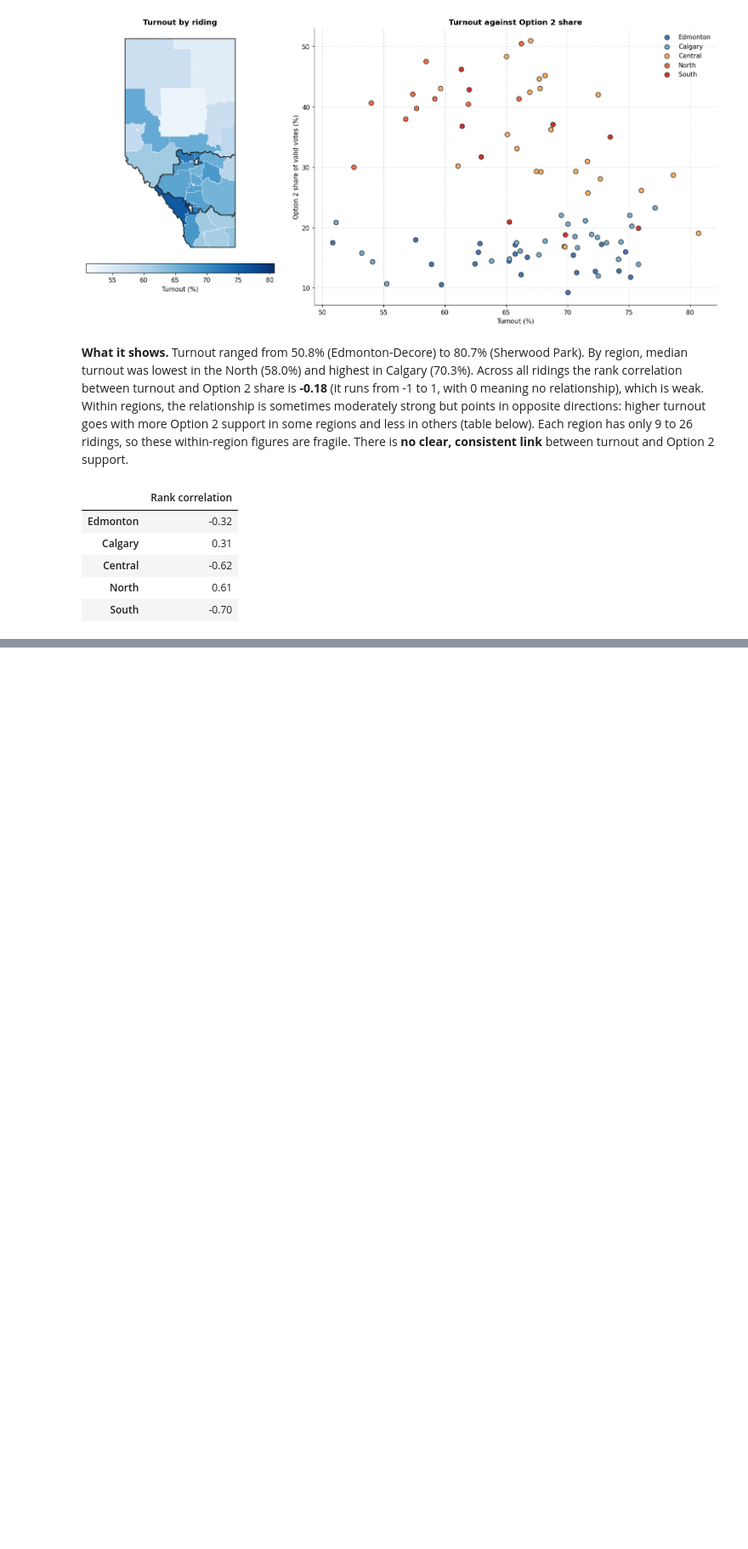
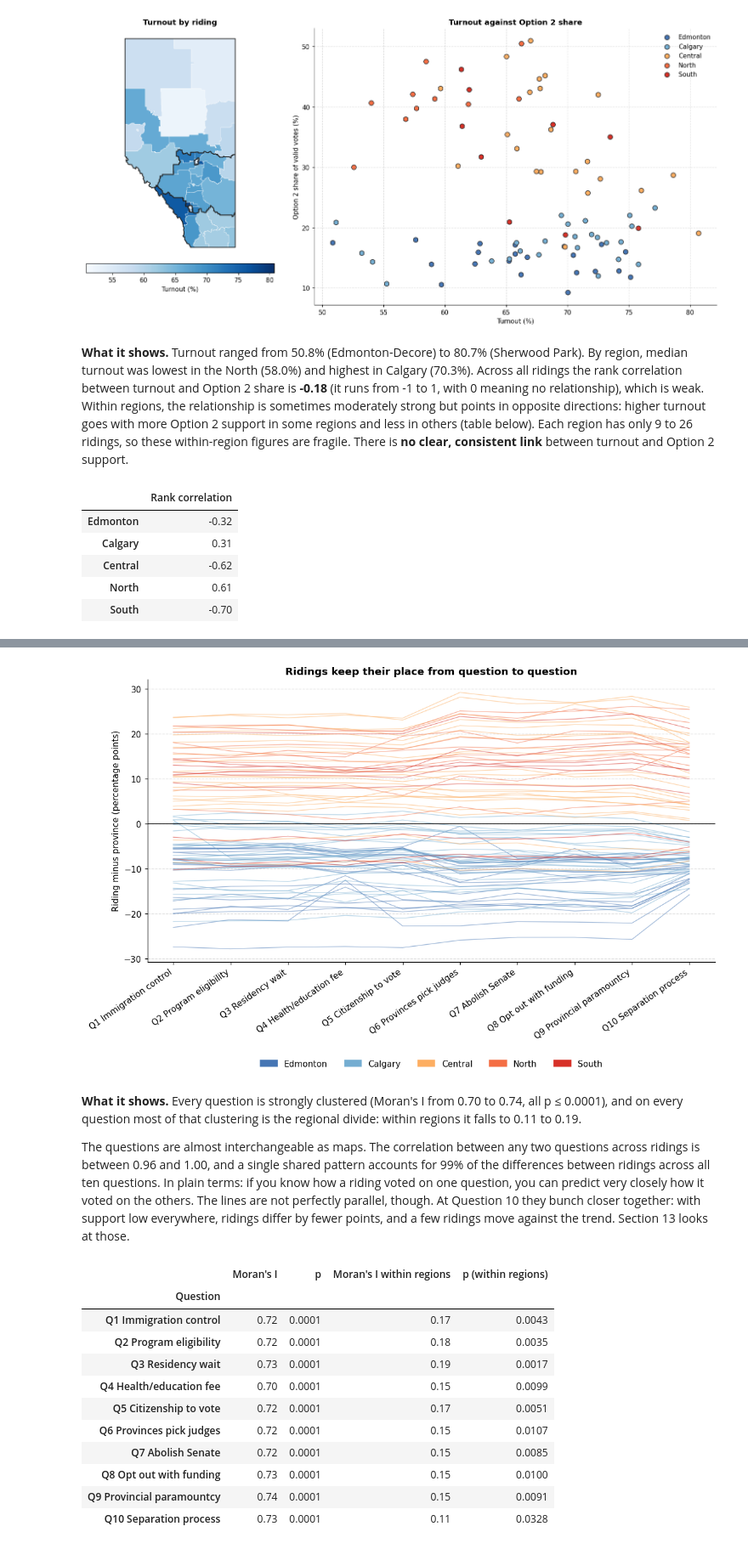
Before and after one commit to TheZarif/alberta-referendum, a Jupyter notebook: notebooks/06-spatial_analysis.ipynb, the cells around one changed output, grey strips where cells are left out. Shown at 85% size. Saved outputs shown, nothing was run; the diff lists cells and outputs as text; code cells hidden in the pictures; blank space fills up the shorter version.

```diff
--- a/notebooks/06-spatial_analysis.ipynb
+++ b/notebooks/06-spatial_analysis.ipynb
@@ -473,0 +650,68 @@ Option 2 support.
+# %%
+rows = []
+for q in QS:
+    yq = support[q].to_numpy()
+    iq, pq, _ = moran_test(yq, W, N_PERMUTATIONS)
+    rq = yq - pd.Series(yq).groupby(gdf["region"].to_numpy()).transform("mean").to_numpy()
+    irq, prq, _ = moran_test(rq, W, N_PERMUTATIONS)
+    rows.append({"Question": QUESTION_LABELS[q], "Moran's I": round(iq, 2), "p": round(pq, 4),
+                 "Moran's I within regions": round(irq, 2), "p (within regions)": round(prq, 4)})
+clustering = pd.DataFrame(rows).set_index("Question")
+
+corr = support.corr()
+off_diag = corr.where(~np.eye(len(QS), dtype=bool)).stack()
+eig = np.linalg.eigvalsh(corr.to_numpy())
+first_pattern = 100 * eig[-1] / eig.sum()
+
+fig, ax = plt.subplots(figsize=(12, 6))
+rel = support.sub(prov_support, axis=1)
+for region in REGION_ORDER:
+    for _, row in rel[gdf["region"].to_numpy() == region].iterrows():
+        ax.plot(range(len(QS)), row.to_numpy(), color=REGION_COLOURS[region], alpha=0.5, linewidth=0.9)
+ax.axhline(0, color="black", linewidth=1)
+ax.set_xticks(range(len(QS)))
+ax.set_xticklabels([QUESTION_LABELS[q] for q in QS], rotation=35, ha="right")
+ax.set_ylabel("Riding minus province (percentage points)")
+ax.set_title("Ridings keep their place from question to question")
+ax.legend(handles=[mpatches.Patch(color=REGION_COLOURS[r], label=r) for r in REGION_ORDER],
+          loc="upper center", bbox_to_anchor=(0.5, -0.32), ncol=5, frameon=False)
+ax.grid(axis="y", linestyle="--", alpha=0.4)
+plt.show()
+
+note(f"""**What it shows.** Every question is strongly clustered (Moran's I from {clustering["Moran's I"].min():.2f} to
+{clustering["Moran's I"].max():.2f}, all p ≤ {clustering['p'].max():.4f}), and on every question most of that
+clustering is the regional divide: within regions it falls to {clustering["Moran's I within regions"].min():.2f}
+to {clustering["Moran's I within regions"].max():.2f}.
+
+The questions are almost interchangeable as maps. The correlation between any two questions across ridings is
+between {off_diag.min():.2f} and {off_diag.max():.2f}, and a single shared pattern accounts for
+{first_pattern:.0f}% of the differences between ridings across all ten questions. In plain terms: if you know how
+a riding voted on one question, you can predict very closely how it voted on the others. The lines are not
+perfectly parallel, though. At Question 10 they bunch closer together: with support low everywhere, ridings
+differ by fewer points, and a few ridings move against the trend. Section 13 looks at those.""")
+clustering
+# %% [output]
+[figure, added]
+**What it shows.** Every question is strongly clustered (Moran's I from 0.70 to
+0.74, all p ≤ 0.0001), and on every question most of that
+clustering is the regional divide: within regions it falls to 0.11
+to 0.19.
+
+The questions are almost interchangeable as maps. The correlation between any two questions across ridings is
+between 0.96 and 1.00, and a single shared pattern accounts for
+99% of the differences between ridings across all ten questions. In plain terms: if you know how
+a riding voted on one question, you can predict very closely how it voted on the others. The lines are not
+perfectly parallel, though. At Question 10 they bunch closer together: with support low everywhere, ridings
+differ by fewer points, and a few ridings move against the trend. Section 13 looks at those.
+|  | Moran's I | p | Moran's I within regions | p (within regions) |
+| Question |  |  |  |  |
+| Q1 Immigration control | 0.72 | 0.0001 | 0.17 | 0.0043 |
+| Q2 Program eligibility | 0.72 | 0.0001 | 0.18 | 0.0035 |
+| Q3 Residency wait | 0.73 | 0.0001 | 0.19 | 0.0017 |
+| Q4 Health/education fee | 0.70 | 0.0001 | 0.15 | 0.0099 |
+| Q5 Citizenship to vote | 0.72 | 0.0001 | 0.17 | 0.0051 |
+| Q6 Provinces pick judges | 0.72 | 0.0001 | 0.15 | 0.0107 |
+| Q7 Abolish Senate | 0.72 | 0.0001 | 0.15 | 0.0085 |
+| Q8 Opt out with funding | 0.73 | 0.0001 | 0.15 | 0.0100 |
+| Q9 Provincial paramountcy | 0.74 | 0.0001 | 0.15 | 0.0091 |
+| Q10 Separation process | 0.73 | 0.0001 | 0.11 | 0.0328 |
```
Also changed, not shown: parts of 17 cells of this notebook, 6 other files.
